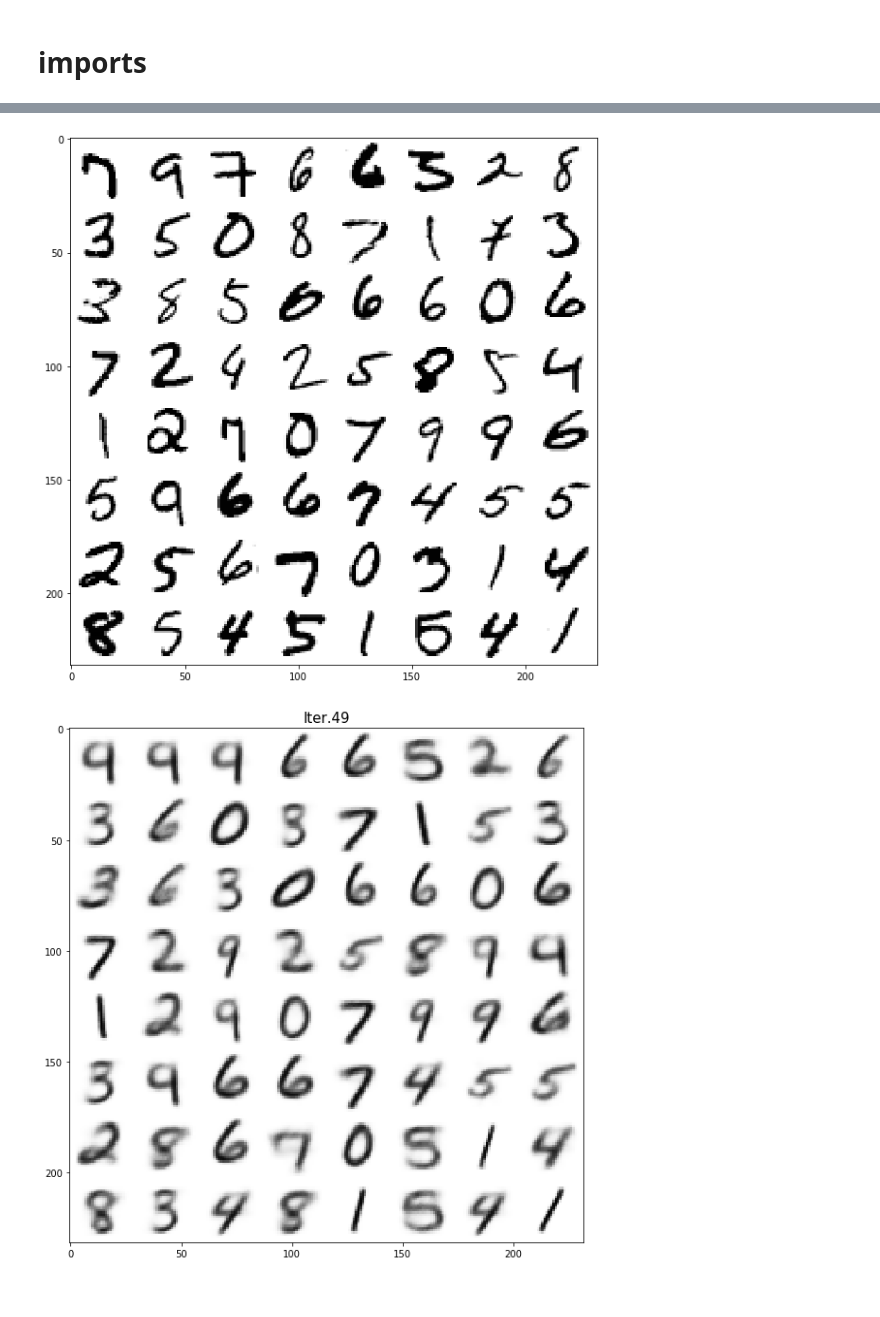
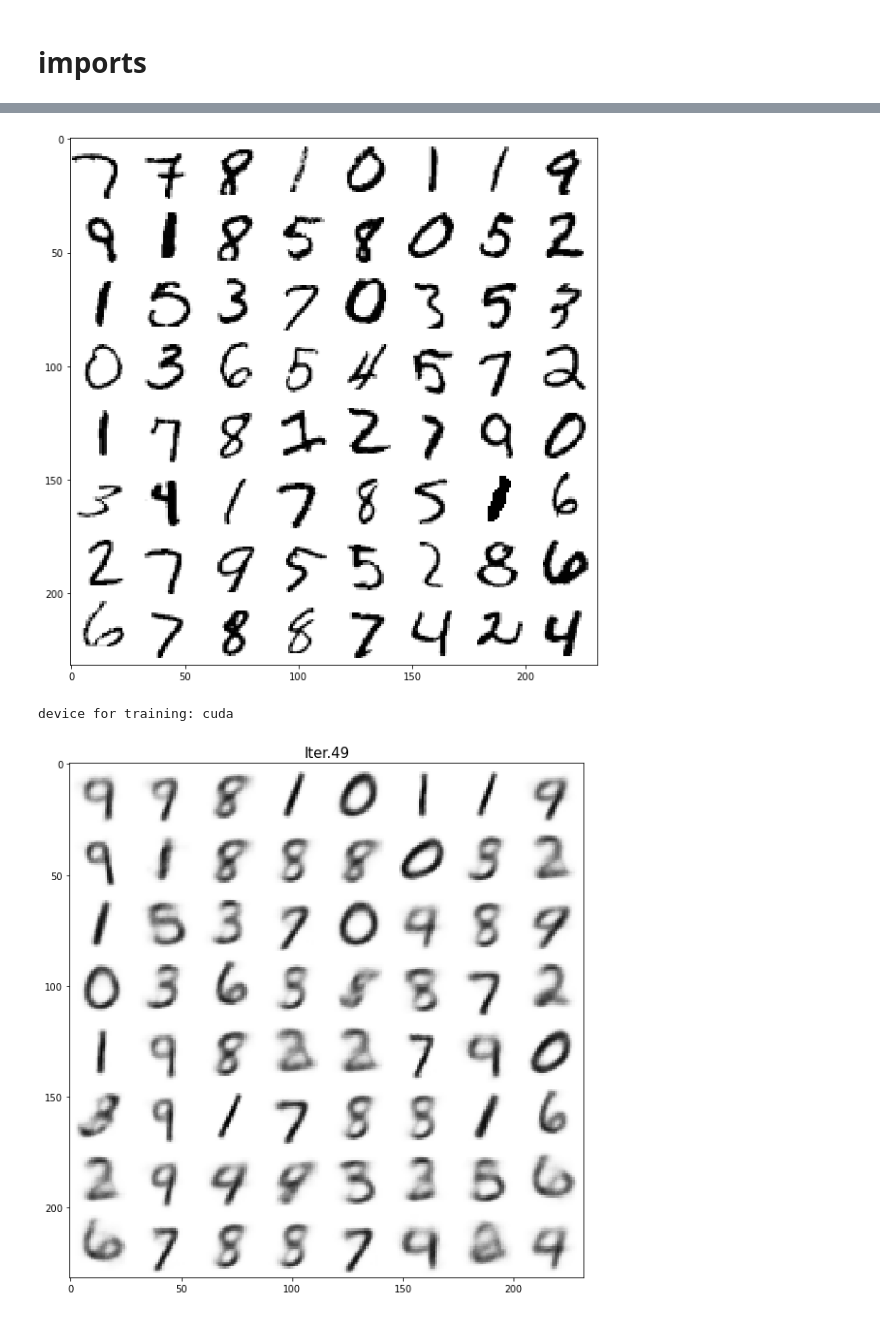
Before and after one commit to shams-sam/EE695-ILGM, a Jupyter notebook: nb/VariationalNormalizingFlow-MNIST.ipynb, the cells around one changed output, grey strips where cells are left out. Saved outputs shown, nothing was run; the diff lists cells and outputs as text; code cells hidden in the pictures.

Commit message:
ADD:changes in NF for MNIST

```diff
--- a/nb/VariationalNormalizingFlow-MNIST.ipynb
+++ b/nb/VariationalNormalizingFlow-MNIST.ipynb
@@ -98,7 +96,7 @@ class NormalizingFlow(nn.Module):
 # %%
 class VAE(nn.Module):
 
-    def __init__(self, encoder, decoder, encoder_dims, latent_dims):
+    def __init__(self, encoder, decoder, encoder_dims, latent_dims, device):
         super().__init__()
         self.encoder = encoder
         self.decoder = decoder
@@ -110,6 +108,7 @@ class VAE(nn.Module):
             nn.Softplus(),
             nn.Hardtanh(min_val=1e-4, max_val=5.))
         self.apply(self.init_parameters)
+        self.device = device
 
     def init_parameters(self, m):
         if type(m) == nn.Linear or type(m) == nn.Conv2d:
@@ -140,7 +139,7 @@ class VAE(nn.Module):
         mu, sigma = z_params
         # Re-parametrize
         q = distrib.Normal(torch.zeros(mu.shape[1]), torch.ones(sigma.shape[1]))
-        z = (sigma * q.sample((n_batch, ))) + mu
+        z = (sigma * q.sample((n_batch, )).to(self.device)) + mu
         # Compute KL divergence
         kl_div = -0.5 * torch.sum(1 + sigma - mu.pow(2) - sigma.exp())
         kl_div = kl_div / n_batch
@@ -188,13 +187,14 @@ def reconstruction_loss(x_tilde, x, num_classes=1, average=True):
         loss = loss.sum() / x.size(0)
     return loss
 # %%
+data_dir = '../../data'
 batch_size = 64
 from torchvision import datasets
 from torchvision import transforms
 tens_t = transforms.ToTensor()
-train_dset = datasets.MNIST('../../../../../data/', train=True, download=False, transform=tens_t)
+train_dset = datasets.MNIST(data_dir, train=True, download=False, transform=tens_t)
 train_loader = torch.utils.data.DataLoader(train_dset, batch_size=batch_size, shuffle=True)
-test_dset = datasets.MNIST('../../../../../data', train=False, transform=tens_t)
+test_dset = datasets.MNIST(data_dir, train=False, transform=tens_t)
 test_loader = torch.utils.data.DataLoader(test_dset, batch_size=batch_size, shuffle=True)
 # %%
 def plot_batch(batch, nslices=8):
@@ -211,7 +211,7 @@ fixed_batch, fixed_targets = next(iter(test_loader))
 plt.figure(figsize=(10, 10))
 plot_batch(fixed_batch);
 # %% [output]
-[figure, old version]
+[figure, new version]
 # %%
 # Using Bernoulli or Multinomial loss
 num_classes = 1
@@ -223,11 +223,15 @@ nin = fixed_batch.shape[2] * fixed_batch.shape[3]
 # Construct encoder and decoder
 encoder, decoder = construct_encoder_decoder(nin, n_hidden = n_hidden, n_latent = n_latent, n_classes = num_classes)
 # Build the VAE model
-model = VAE(encoder, decoder, n_hidden, n_latent)
+device = torch.device('cuda') if torch.cuda.is_available() else torch.device('cpu')
+print(f'device for training: {device}')
+model = VAE(encoder, decoder, n_hidden, n_latent, device)
 # Create optimizer algorithm
 optimizer = optim.Adam(model.parameters(), lr=1e-3)
 # Add learning rate scheduler
 scheduler = optim.lr_scheduler.ExponentialLR(optimizer, 0.99995)
+# %% [output]
+device for training: cuda
 # %%
 def train_vae(model, optimizer, scheduler, train_loader, fixed_batch, model_name='basic', epochs=50, plot_it=1, subsample=5000, flatten=True):
     # Losses curves
@@ -245,6 +249,7 @@ def train_vae(model, optimizer, scheduler, train_loader, fixed_batch, model_name
         n_batch = 0.
         # Evaluate loss and backprop
         for batch_idx, (x, _) in enumerate(train_loader):
+            x = x.to(device)
             if (batch_idx * batch_size) > subsample:
                 break
             # Flatten input data
@@ -256,36 +261,37 @@ def train_vae(model, optimizer, scheduler, train_loader, fixed_batch, model_name
             loss_recons = reconstruction_loss(x_tilde, x, num_classes)
             # Evaluate loss and backprop
             loss = loss_recons + (beta * loss_latent)
             optimizer.zero_grad()
             loss.backward()
             optimizer.step()
             scheduler.step()
             losses[it, 0] += loss_recons.item()
             losses[it, 1] += loss_latent.item()
             n_batch += 1.
         losses[it, :] /= n_batch
         if (it % plot_it == 0):
             # Encode our fixed batch
             samples = fixed_batch
             if (flatten):
                 samples = fixed_batch.view(-1, nin)
+            samples = samples.to(device)
             x_tilde, _ = model(samples)
             if (num_classes > 1):
                 # Find largest class logit
                 tmp = x_tilde.view(-1, num_classes, *x[0].shape[1:]).max(dim=1)[1]
                 x_tilde = tmp.float() / (num_classes - 1.)
-            ims.append(plot_batch(x_tilde.detach().view_as(fixed_batch)))
+            ims.append(plot_batch(x_tilde.detach().cpu().view_as(fixed_batch)))
             plt.title('Iter.%i'%(it), fontsize=15);
     # Generate our animation
 #     anim = animation.ArtistAnimation(fig, ims, interval=50, repeat_delay=1000)
 #     HTML(anim.to_html5_video())
 #     anim.save("vae_" + model_name + ".mp4")
     return losses
 
 # Launch our optimization
-losses_kld = train_vae(model, optimizer, scheduler, train_loader, fixed_batch, model_name='basic', epochs=50)
+losses_kld = train_vae(model.to(device), optimizer, scheduler, train_loader, fixed_batch, model_name='basic', epochs=50)
 # %% [output]
-[figure, old version]
+[figure, new version]
 # %%
 from scipy.special import logsumexp
 
```
Also changed, not shown: parts of 10 cells of this notebook.
